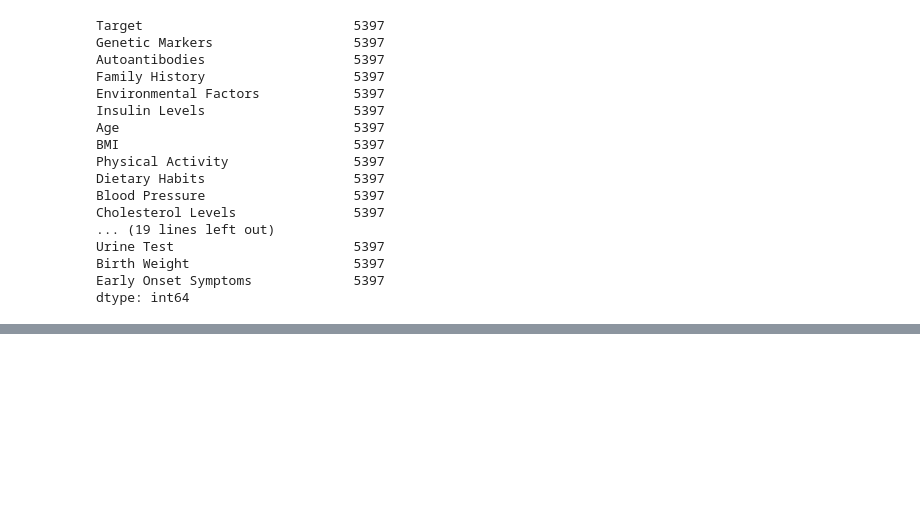
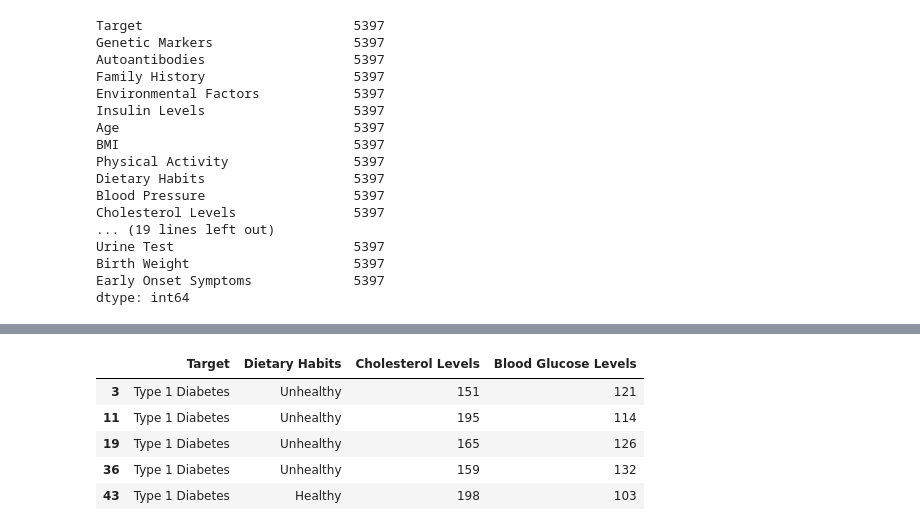
Before and after one commit to darren-coder/project-one, a Jupyter notebook: Allison_type2/Allison_type2_data.ipynb, the cells around one changed output, grey strips where cells are left out. Cells and saved outputs as stored; diff of their text form; code cells hidden in the pictures; blank space fills up the shorter version.

```diff
--- a/Allison_type2/Allison_type2_data.ipynb
+++ b/Allison_type2/Allison_type2_data.ipynb
@@ -51,0 +63,3 @@ dtype: int64
+# %%
+original_data = pd.read_csv(path)
+original_data.value_counts("Target")
@@ -51,0 +82,2 @@ dtype: int64
+# %%
+type1_df = original_data[original_data['Target'] == 'Type 1 Diabetes']
@@ -51,0 +92,10 @@ dtype: int64
+# %%
+healthy_type1_df = type1_df[["Target", "Dietary Habits", "Cholesterol Levels", "Blood Glucose Levels"]]
+healthy_type1_df.head()
+# %% [output]
+|  | Target | Dietary Habits | Cholesterol Levels | Blood Glucose Levels |
+| 3 | Type 1 Diabetes | Unhealthy | 151 | 121 |
+| 11 | Type 1 Diabetes | Unhealthy | 195 | 114 |
+| 19 | Type 1 Diabetes | Unhealthy | 165 | 126 |
+| 36 | Type 1 Diabetes | Unhealthy | 159 | 132 |
+| 43 | Type 1 Diabetes | Healthy | 198 | 103 |
```
Also changed, not shown: parts of 24 cells of this notebook.
